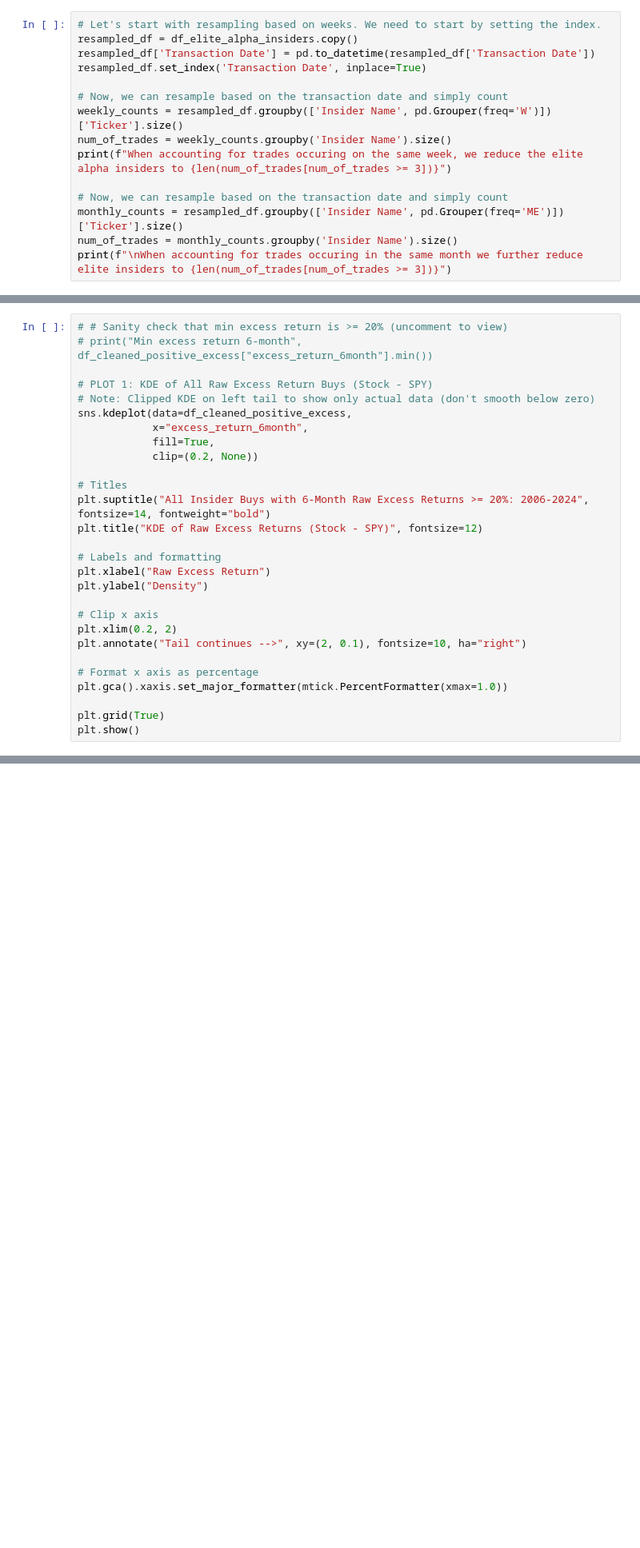
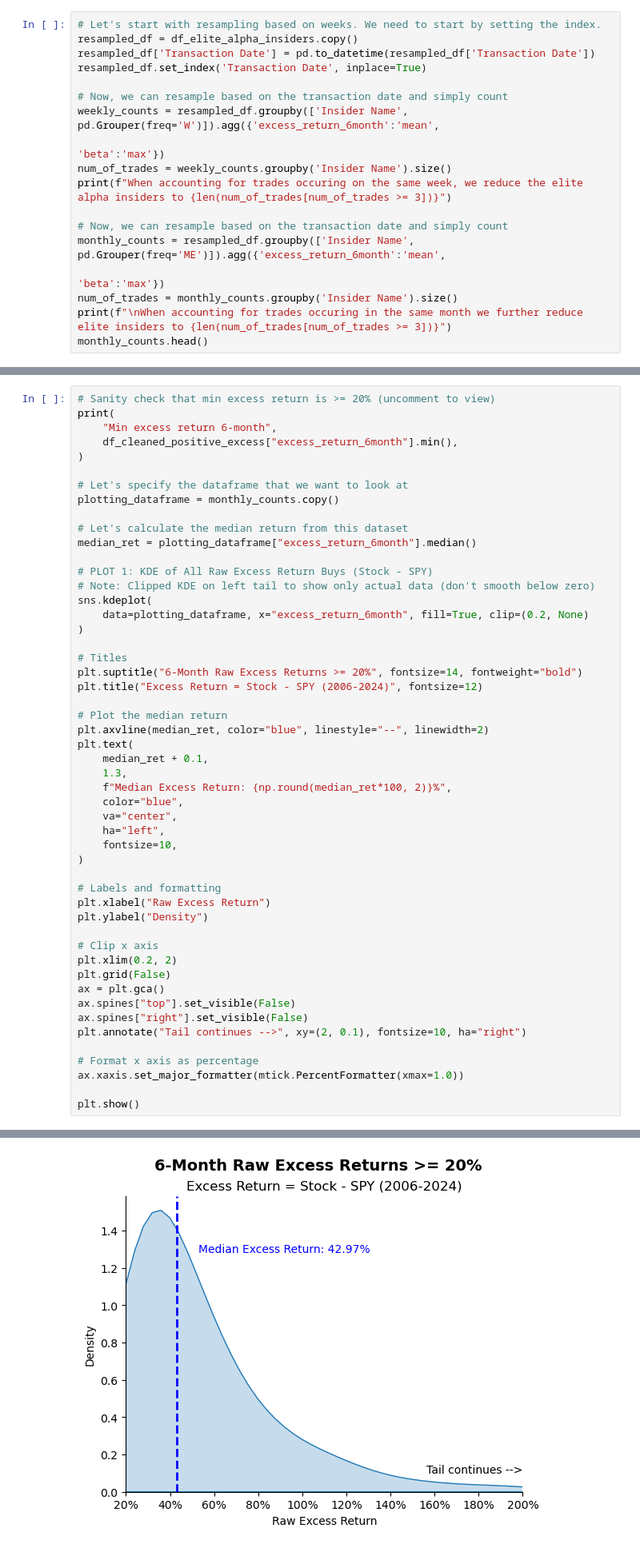
Before and after one commit to tmacpherson6/Do-Insiders-Know-Something-We-Dont, a Jupyter notebook: Notebook 6 - good_buyers.ipynb, the cells around one changed output, grey strips where cells are left out. Shown at 80% size. Cells and saved outputs as stored; diff of their text form; blank space fills up the shorter version.

```diff
--- a/Notebook 6 - good_buyers.ipynb
+++ b/Notebook 6 - good_buyers.ipynb
@@ -163,14 +160,17 @@ resampled_df['Transaction Date'] = pd.to_datetime(resampled_df['Transaction Date
 resampled_df.set_index('Transaction Date', inplace=True)
 
 # Now, we can resample based on the transaction date and simply count
-weekly_counts = resampled_df.groupby(['Insider Name', pd.Grouper(freq='W')])['Ticker'].size()
+weekly_counts = resampled_df.groupby(['Insider Name', pd.Grouper(freq='W')]).agg({'excess_return_6month':'mean',
+                                                                                  'beta':'max'})
 num_of_trades = weekly_counts.groupby('Insider Name').size()
 print(f"When accounting for trades occuring on the same week, we reduce the elite alpha insiders to {len(num_of_trades[num_of_trades >= 3])}")
 
 # Now, we can resample based on the transaction date and simply count
-monthly_counts = resampled_df.groupby(['Insider Name', pd.Grouper(freq='ME')])['Ticker'].size()
+monthly_counts = resampled_df.groupby(['Insider Name', pd.Grouper(freq='ME')]).agg({'excess_return_6month':'mean',
+                                                                                    'beta':'max'})
 num_of_trades = monthly_counts.groupby('Insider Name').size()
 print(f"\nWhen accounting for trades occuring in the same month we further reduce elite insiders to {len(num_of_trades[num_of_trades >= 3])}")
+monthly_counts.head()
 # %% [output]
 When accounting for trades occuring on the same week, we reduce the elite alpha insiders to 238
 
@@ -183,17 +188,37 @@ Now that we have identified these individuals, we can start to look at the data
 # %%
-# # Sanity check that min excess return is >= 20% (uncomment to view)
-# print("Min excess return 6-month", df_cleaned_positive_excess["excess_return_6month"].min())
+# Sanity check that min excess return is >= 20% (uncomment to view)
+print(
+    "Min excess return 6-month",
+    df_cleaned_positive_excess["excess_return_6month"].min(),
+)
+
+# Let's specify the dataframe that we want to look at
+plotting_dataframe = monthly_counts.copy()
+
+# Let's calculate the median return from this dataset
+median_ret = plotting_dataframe["excess_return_6month"].median()
 
 # PLOT 1: KDE of All Raw Excess Return Buys (Stock - SPY)
 # Note: Clipped KDE on left tail to show only actual data (don't smooth below zero)
-sns.kdeplot(data=df_cleaned_positive_excess,
-            x="excess_return_6month",
-            fill=True,
-            clip=(0.2, None))
+sns.kdeplot(
+    data=plotting_dataframe, x="excess_return_6month", fill=True, clip=(0.2, None)
+)
 
 # Titles
-plt.suptitle("All Insider Buys with 6-Month Raw Excess Returns >= 20%: 2006-2024", fontsize=14, fontweight="bold")
-plt.title("KDE of Raw Excess Returns (Stock - SPY)", fontsize=12)
+plt.suptitle("6-Month Raw Excess Returns >= 20%", fontsize=14, fontweight="bold")
+plt.title("Excess Return = Stock - SPY (2006-2024)", fontsize=12)
+
+# Plot the median return
+plt.axvline(median_ret, color="blue", linestyle="--", linewidth=2)
+plt.text(
+    median_ret + 0.1,
+    1.3,
+    f"Median Excess Return: {np.round(median_ret*100, 2)}%",
+    color="blue",
+    va="center",
+    ha="left",
+    fontsize=10,
+)
 
 # Labels and formatting
 plt.xlabel("Raw Excess Return")
@@ -201,10 +226,14 @@ plt.ylabel("Density")
 
 # Clip x axis
 plt.xlim(0.2, 2)
+plt.grid(False)
+ax = plt.gca()
+ax.spines["top"].set_visible(False)
+ax.spines["right"].set_visible(False)
 plt.annotate("Tail continues -->", xy=(2, 0.1), fontsize=10, ha="right")
 
 # Format x axis as percentage
-plt.gca().xaxis.set_major_formatter(mtick.PercentFormatter(xmax=1.0))
+ax.xaxis.set_major_formatter(mtick.PercentFormatter(xmax=1.0))
 
-plt.grid(True)
 plt.show()
+# %% [output]
@@ -210,0 +241 @@ plt.show()
+[figure, added]
```
Also changed, not shown: parts of 8 cells of this notebook, 1 other file.
